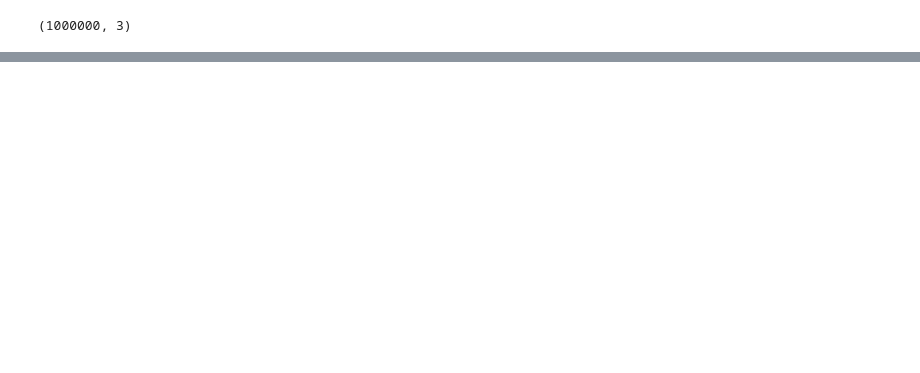
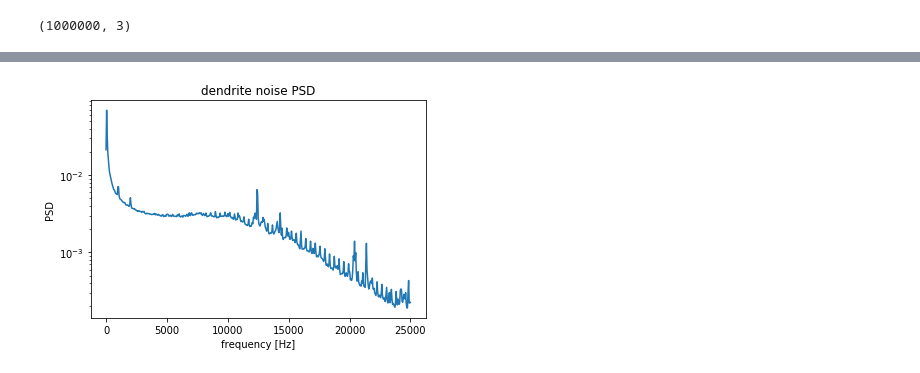
Before and after one commit to terbed/parameter-inference, a Jupyter notebook: Noise/Data/noise_power_spectrum.py.ipynb, the cells around one changed output, grey strips where cells are left out. Drawn from its saved outputs; the diff is of its cells as text; code cells hidden in the pictures; blank space fills up the shorter version.

Commit message:
noise spectral density

```diff
--- a/Noise/Data/noise_power_spectrum.py.ipynb
+++ b/Noise/Data/noise_power_spectrum.py.ipynb
@@ -22,0 +23,8 @@ plt.show()
+# %%
+plt.semilogy(f_dend, np.sqrt(Pxx_den_dend))
+plt.title('dendrite noise PSD')
+plt.xlabel('frequency [Hz]')
+plt.ylabel('PSD')
+plt.show()
+# %% [output]
+[figure, added]
```
Also changed, not shown: parts of 2 cells of this notebook.
